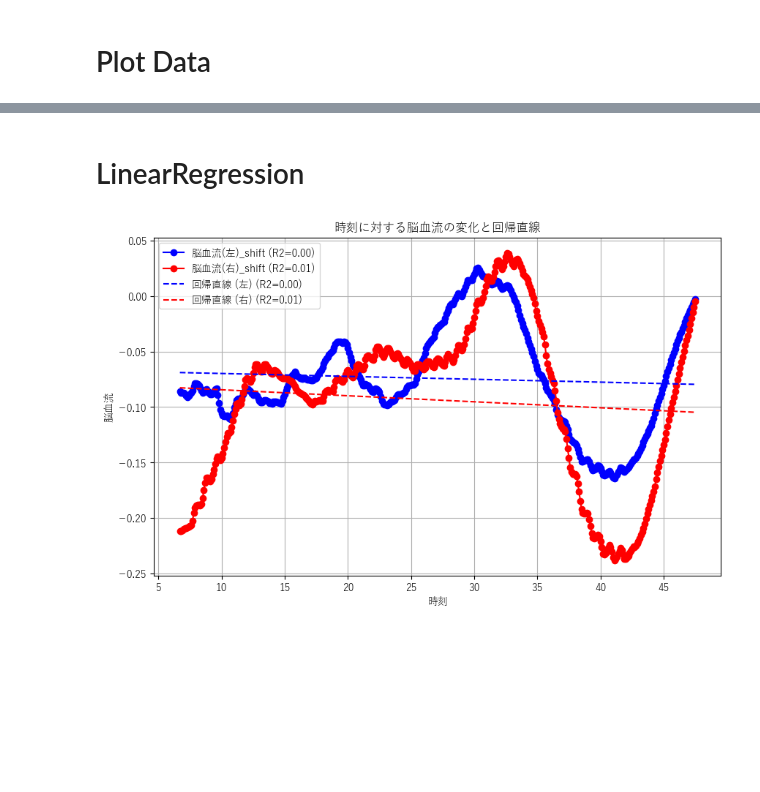
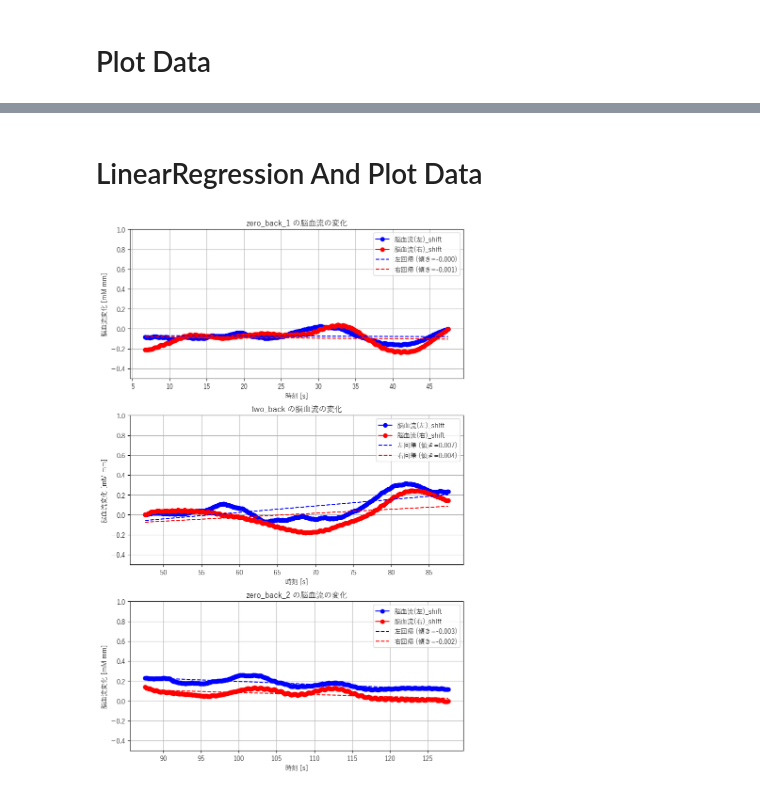
Before and after one commit to morikazu1119/analysis_brain_data, a Jupyter notebook: scripts/analysis_brain_data.ipynb, the cells around one changed output, grey strips where cells are left out. Drawn from its saved outputs; the diff is of its cells as text; code cells hidden in the pictures; blank space fills up the shorter version.

```diff
--- a/scripts/analysis_brain_data.ipynb
+++ b/scripts/analysis_brain_data.ipynb
@@ -58,7 +56,7 @@ print(f"split_indexs: {split_index}")
 # %% [output]
 split_indexs: [0, 409, 809, 1211]
 # %%
-split_dataset = {
+split_datasets = {
     "zero_back_1": data_rename.iloc[split_index[0]:split_index[1]],
     "two_back": data_rename.iloc[split_index[1]:split_index[2]],
     "zero_back_2": data_rename.iloc[split_index[2]:split_index[3]],
@@ -90,47 +88,40 @@ plt.show()
 # %% [markdown]
-# LinearRegression
+# LinearRegression And Plot Data
 # %%
-# 線形回帰モデルの作成
-X = zero_back_1['時刻'].values.reshape(-1, 1)  # 時刻
-y_left = zero_back_1['脳血流(左)_shift'].values  # 脳血流(左)_shift
-y_right = zero_back_1['脳血流(右)_shift'].values  # 脳血流(右)_shift
+plt.figure(figsize=(8, 12))
 
-# 左右のデータに対して線形回帰を適用
-model_left = LinearRegression()
-model_right = LinearRegression()
+for i, (name, data) in enumerate(split_datasets.items(), 1):
+    plt.subplot(3, 1, i)
 
-model_left.fit(X, y_left)
-model_right.fit(X, y_right)
+    x = data['時刻'].values.reshape(-1, 1)
+    y_left = data['脳血流(左)_shift'].values
+    y_right = data['脳血流(右)_shift'].values
 
-# 回帰直線の予測
-y_pred_left = model_left.predict(X)
-y_pred_right = model_right.predict(X)
+    model_left = LinearRegression()
+    model_left.fit(x, y_left)
+    y_left_fit = model_left.predict(x)
+    slope_left = model_left.coef_[0]
 
-# 決定係数（R2）の計算
-r2_left = r2_score(y_left, y_pred_left)
-r2_right = r2_score(y_right, y_pred_right)
+    model_right = LinearRegression()
+    model_right.fit(x, y_right)
+    y_right_fit = model_right.predict(x)
+    slope_right = model_right.coef_[0]
 
-# プロット
-plt.figure(figsize=(10, 6))
+    plt.plot(x, y_left, label='脳血流(左)_shift', color='blue', marker='o')
+    plt.plot(x, y_right, label='脳血流(右)_shift', color='red', marker='o')
 
-# 左右の脳血流をプロット
-plt.plot(zero_back_1['時刻'], zero_back_1['脳血流(左)_shift'], label=f'脳血流(左)_shift (R2={r2_left:.2f})', color='blue', marker='o')
-plt.plot(zero_back_1['時刻'], zero_back_1['脳血流(右)_shift'], label=f'脳血流(右)_shift (R2={r2_right:.2f})', color='red', marker='o')
+    plt.plot(x, y_left_fit, label=f'左回帰 (傾き={slope_left:.3f})', color='blue', linestyle='--')
+    plt.plot(x, y_right_fit, label=f'右回帰 (傾き={slope_right:.3f})', color='red', linestyle='--')
 
-# 回帰直線をプロット
-plt.plot(zero_back_1['時刻'], y_pred_left, label=f'回帰直線 (左) (R2={r2_left:.2f})', color='blue', linestyle='--')
-plt.plot(zero_back_1['時刻'], y_pred_right, label=f'回帰直線 (右) (R2={r2_right:.2f})', color='red', linestyle='--')
+    plt.xlabel('時刻 [s]')
+    plt.ylabel('脳血流変化 [mM mm]')
+    plt.ylim(-0.5, 1.0)
+    plt.title(f'{name} の脳血流の変化')
 
-# グラフのラベルとタイトル
-plt.xlabel('時刻')
-plt.ylabel('脳血流')
-plt.title('時刻に対する脳血流の変化と回帰直線')
+    plt.legend()
+    plt.grid(True)
 
-# 凡例
-plt.legend()
-
-# グラフを表示
-plt.grid(True)
+plt.tight_layout()
 plt.show()
 # %% [output]
-[figure, old version]
+[figure, new version]
```
Also changed, not shown: parts of 3 cells of this notebook.
